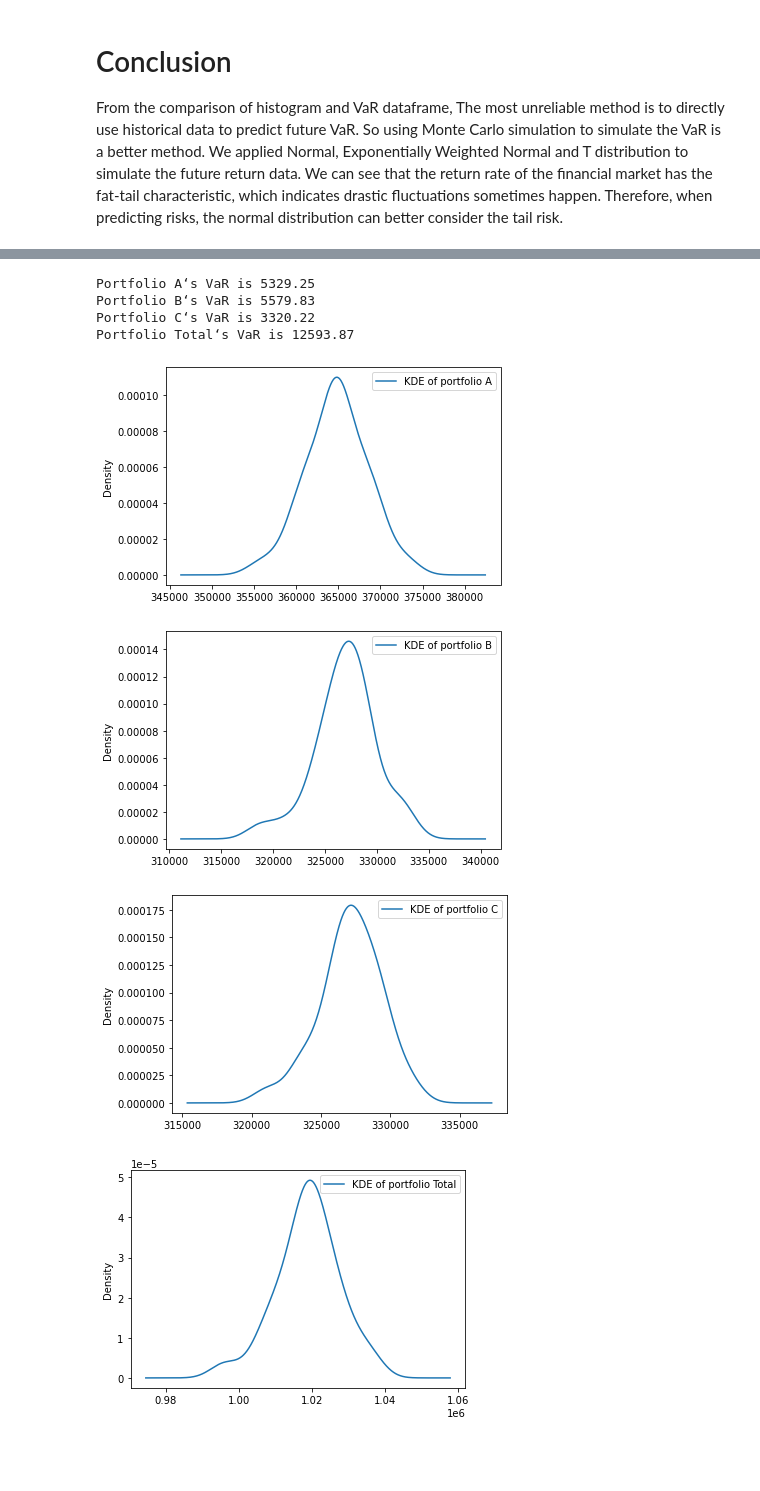
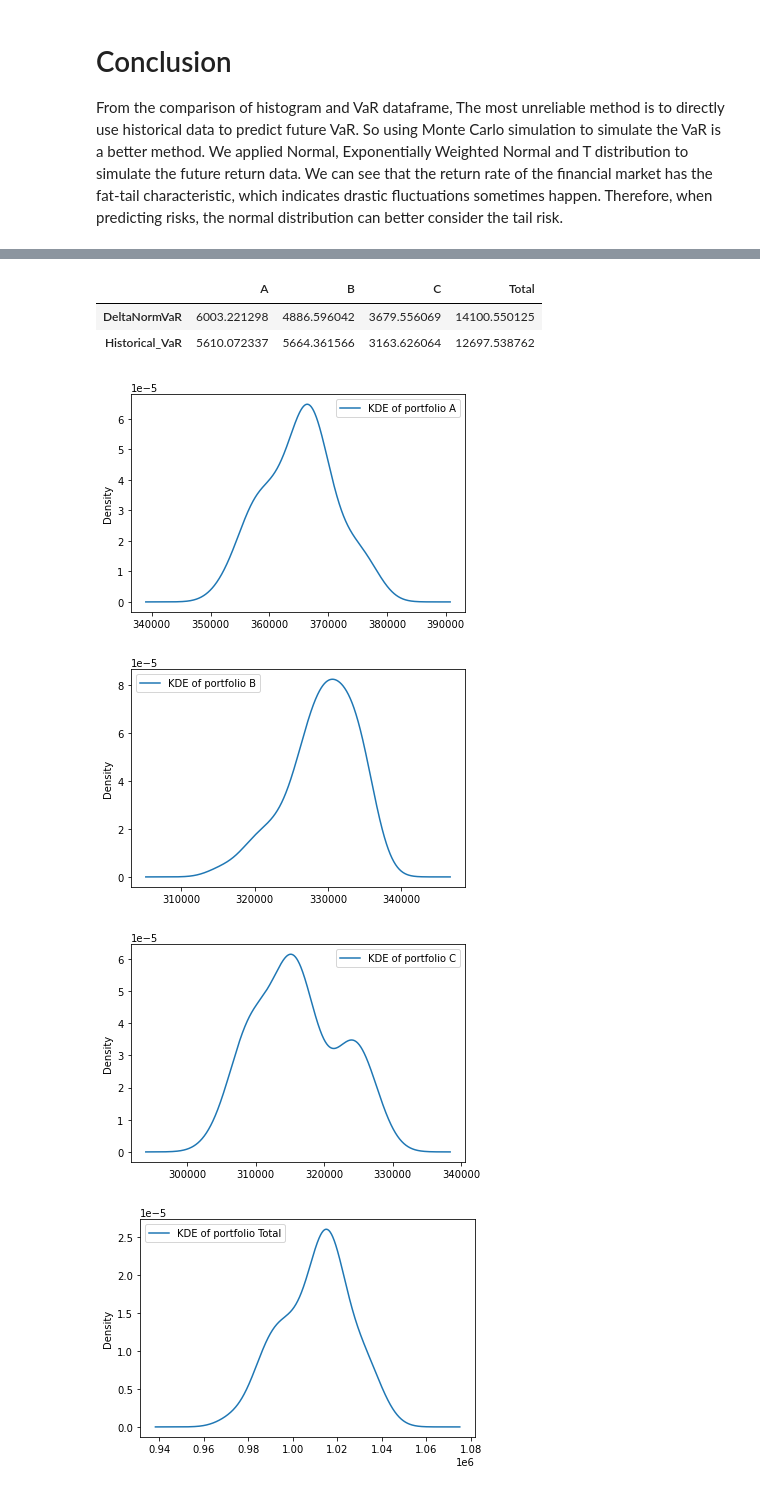
Before and after one commit to zeshengli98/Fintech590-Risk, a Jupyter notebook: Fintech590-Risk/Week04/Week04.ipynb, the cells around one changed output, grey strips where cells are left out. Cells and saved outputs as stored; diff of their text form; code cells hidden in the pictures; blank space fills up the shorter version.

Commit message:
Add files via upload
add Delta Normal method

```diff
--- a/Fintech590-Risk/Week04/Week04.ipynb
+++ b/Fintech590-Risk/Week04/Week04.ipynb
@@ -348 +331,28 @@ port
+# %%
+def DeltaNormVaR(portfolio, price, alpha=0.05):
+    """
+    params: portfolio: a DataFrame with 3 columns: [Portfolio, Stock, Holding]
+    price: a DataFrame contains all stock price with ascending time series. Index is the time, Column is the Stock name
+    """
+    portfolio = portfolio.set_index('Stock')
+    last_price=pd.DataFrame({"price":price.iloc[-1]})
+    portfolio = portfolio.join(last_price.loc[portfolio.index])
+    portfolio["value"] = portfolio['Holding']*portfolio['price']
+    presentValue = portfolio['value'].sum()
+    portfolio["weight"] = portfolio["value"]/presentValue
+    weight = portfolio["weight"]
+
+
+    ret_all = return_calculate(price)
+    port_sigma = np.sqrt(weight.T@ret_all[portfolio.index].cov()@weight)
+
+    return -presentValue*port_sigma*norm.ppf(alpha)
+# %%
+def HistoricalVaR(portfolio, price, alpha=0.05):
+    portfolio = portfolio.set_index('Stock')
+    last_price=pd.DataFrame({"price":price.iloc[-1]})
+    portfolio = portfolio.join(last_price.loc[portfolio.index])
+    His_values = price[portfolio.index]@portfolio['Holding']
+    ret = His_values.diff().dropna()
+    return -np.percentile(ret,alpha*100)
 # %%
@@ -351,33 +368,40 @@ ret_all = return_calculate(prices)
 current = pd.DataFrame({"Price":prices.iloc[-1]})
 # %%
 title = ["A","B","C","Total"]
+DeltaNorm_VaR = []
+His_VaR = []
 i=0
 for port_name, port_data in port.groupby('Portfolio'):
+    DeltaNorm_VaR.append(DeltaNormVaR(port_data, prices))
+    His_VaR.append(HistoricalVaR(port_data, prices))
     port_data = port_data.set_index('Stock')
-    port_data = port_data.join(current.loc[portfolio.index])
+    port_data = port_data.join(current.loc[port_data.index])
 
     # calculate the value and weight of each asset
     port_data['Value'] = port_data['Holding'] * port_data['Price']
     port_data['Weight'] = port_data['Value'] / sum(port_data['Value'])
     port_value = port_data['Value'].sum()
 
 
-    his_p =  port_data['Price'] * (1 + ret_all[port_data.index])
-    his_val = his_p @ port_data['Holding']
-    VaR = port_value-np.percentile(his_val,5)
-    print(f"Portfolio {title[i]}‘s VaR is {round(VaR,2)}")
+    his_val = prices[port_data.index]@port_data['Holding']
+
+
+
+
     d = pd.DataFrame(his_val,columns = ["KDE of portfolio " + title[i]])
     d.plot.kde()
     # Using a KDE to smooth the VaR estimation
 
 
     i+=1
+
+pd.DataFrame({"DeltaNormVaR":DeltaNorm_VaR,
+             "Historical_VaR":His_VaR},index =title).T
 # %% [output]
-Portfolio A‘s VaR is 5329.25
-Portfolio B‘s VaR is 5579.83
-Portfolio C‘s VaR is 3320.22
-Portfolio Total‘s VaR is 12593.87
+|  | A | B | C | Total |
+| DeltaNormVaR | 6003.221298 | 4886.596042 | 3679.556069 | 14100.550125 |
+| Historical_VaR | 5610.072337 | 5664.361566 | 3163.626064 | 12697.538762 |
-[figure, old version]
+[figure, new version]
-[figure, old version]
+[figure, new version]
-[figure, old version]
+[figure, new version]
-[figure, old version]
+[figure, new version]
```
Also changed, not shown: parts of 14 cells of this notebook.
